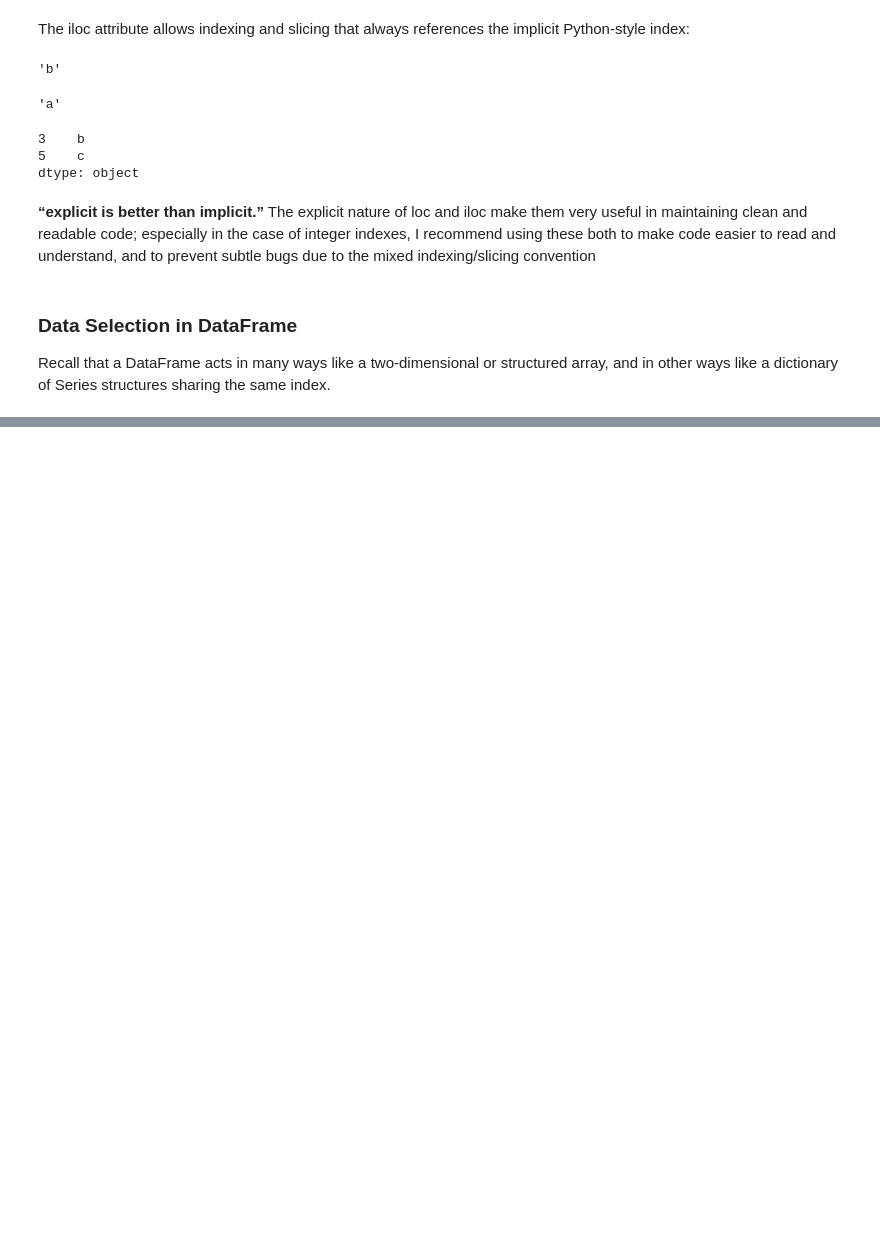
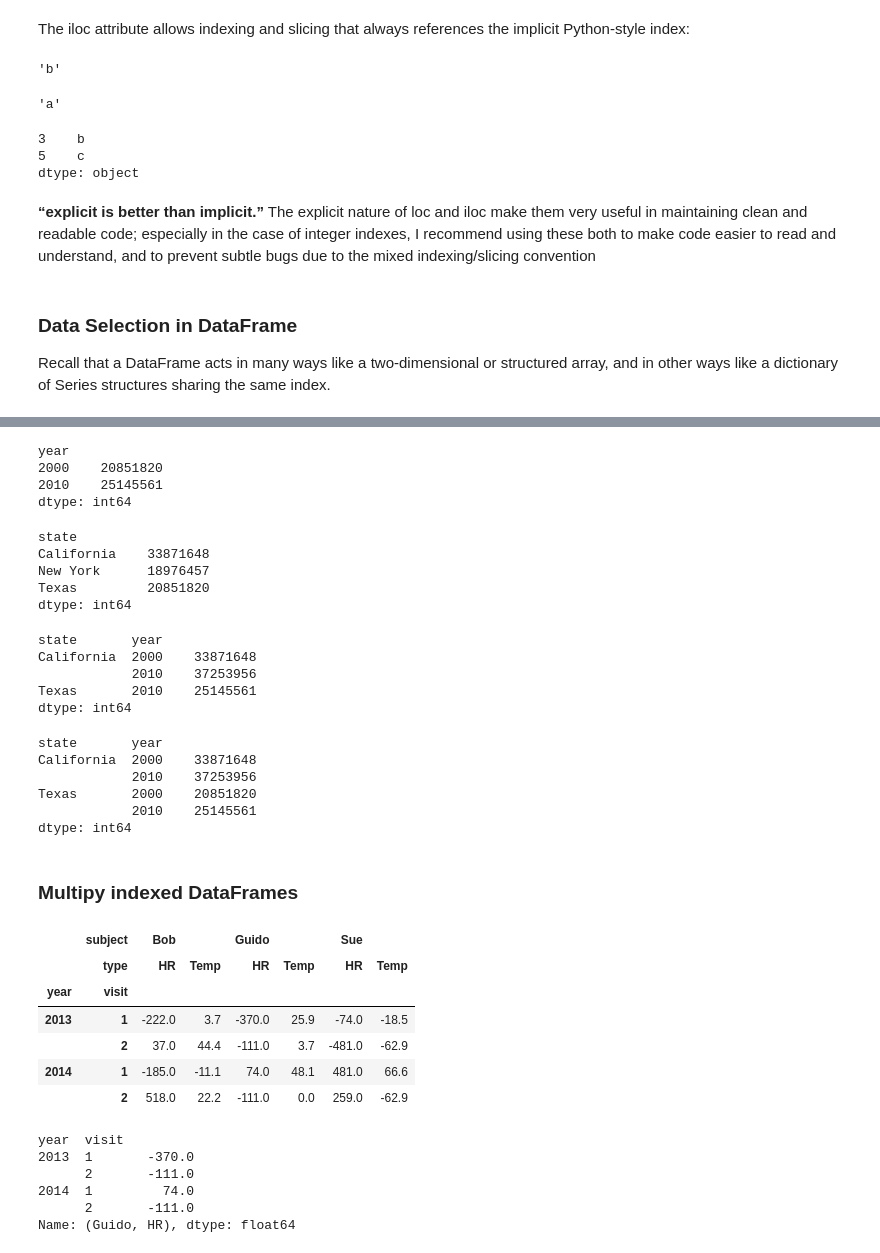
Before and after one commit to mgbako/python_data_hand_book, a Jupyter notebook: chapter_3_data_manipulation_with_pandas.ipynb, the cells around one changed output, grey strips where cells are left out. Cells and saved outputs as stored; diff of their text form; code cells hidden in the pictures; blank space fills up the shorter version.

```diff
--- a/chapter_3_data_manipulation_with_pandas.ipynb
+++ b/chapter_3_data_manipulation_with_pandas.ipynb
@@ -434,0 +1297,58 @@ and in other ways like a dictionary of Series structures sharing the same index.
+# %%
+# partial indexing or indexing just one of the levels
+pop['Texas']
+# %% [output]
+year
+2000    20851820
+2010    25145561
+dtype: int64
+# %%
+# partial indexing on lower levels by passing an empty slice in the
+# first index:
+pop[:, 2000]
+# %% [output]
+state
+California    33871648
+New York      18976457
+Texas         20851820
+dtype: int64
+# %%
+# Selection based on Boolean masks:
+pop[pop > 22000000]
+# %% [output]
+state       year
+California  2000    33871648
+            2010    37253956
+Texas       2010    25145561
+dtype: int64
+# %%
+pop[['California', 'Texas']]
+# %% [output]
+state       year
+California  2000    33871648
+            2010    37253956
+Texas       2000    20851820
+            2010    25145561
+dtype: int64
+# %% [markdown]
+### Multipy indexed DataFrames
+# %%
+health_data
+# %% [output]
+|  | subject | Bob |  | Guido |  | Sue |  |
+|  | type | HR | Temp | HR | Temp | HR | Temp |
+| year | visit |  |  |  |  |  |  |
+| 2013 | 1 | -222.0 | 3.7 | -370.0 | 25.9 | -74.0 | -18.5 |
+|  | 2 | 37.0 | 44.4 | -111.0 | 3.7 | -481.0 | -62.9 |
+| 2014 | 1 | -185.0 | -11.1 | 74.0 | 48.1 | 481.0 | 66.6 |
+|  | 2 | 518.0 | 22.2 | -111.0 | 0.0 | 259.0 | -62.9 |
+# %%
+# Getting Guido's heart rate
+health_data['Guido', 'HR']
+# %% [output]
+year  visit
+2013  1       -370.0
+      2       -111.0
+2014  1         74.0
+      2       -111.0
+Name: (Guido, HR), dtype: float64
```
Also changed, not shown: parts of 153 cells of this notebook, 1 other file.
